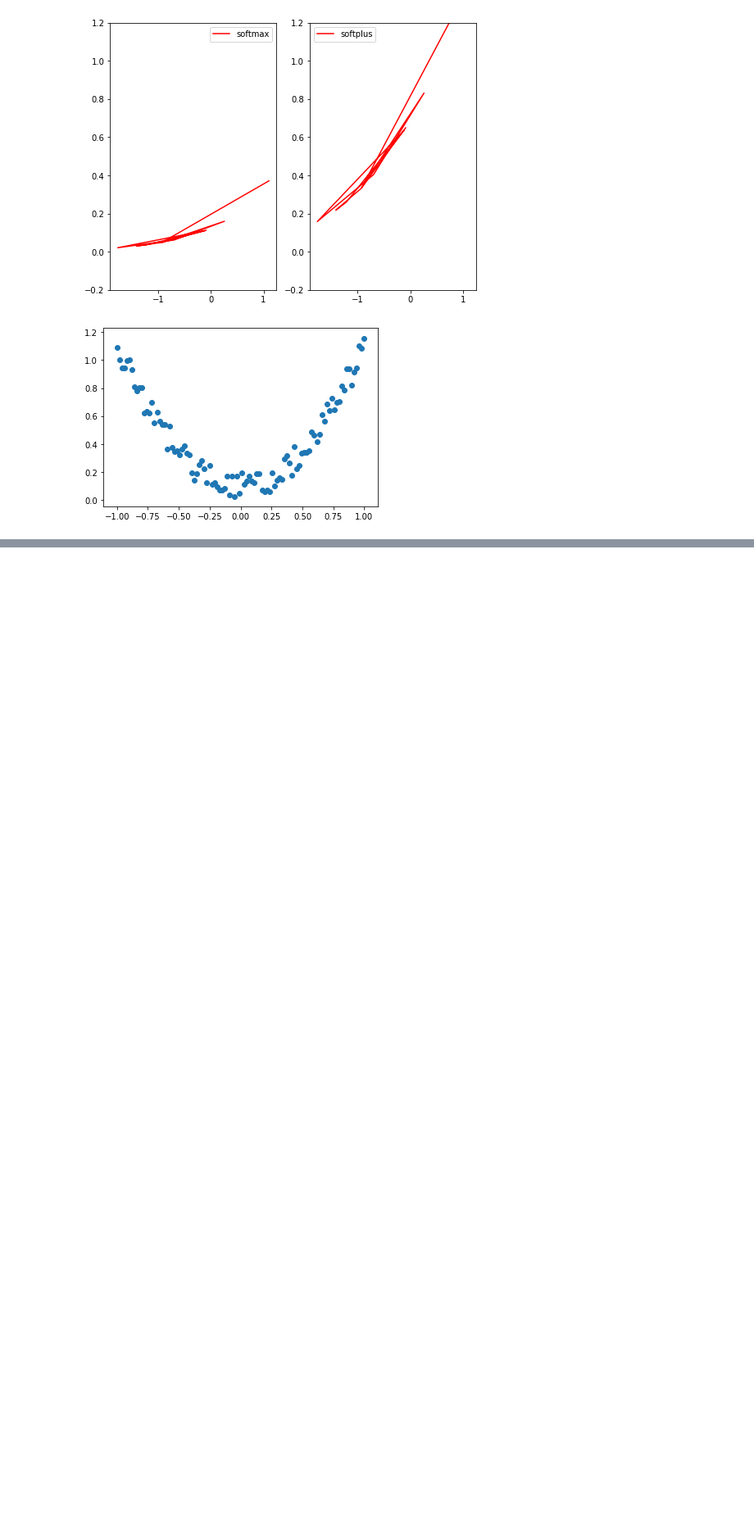
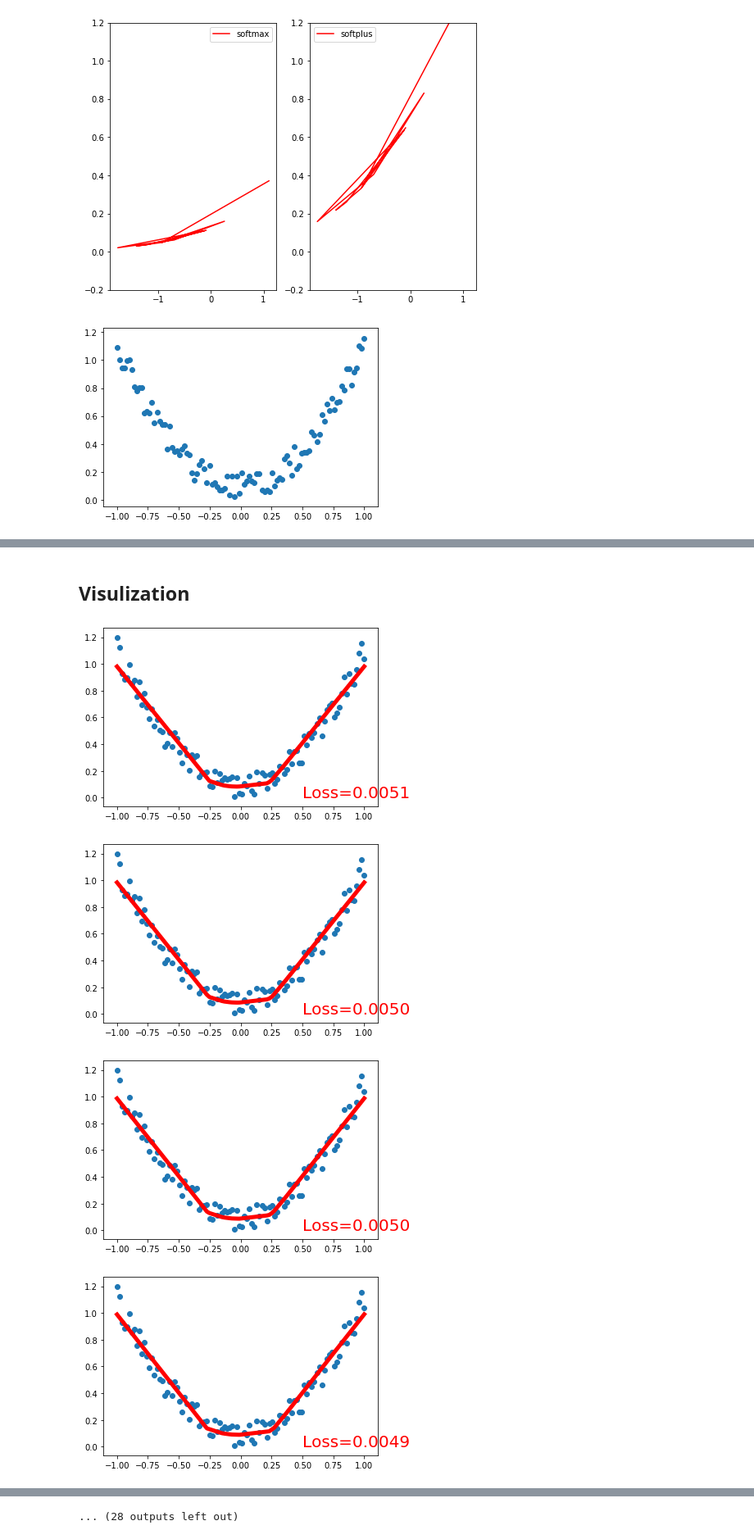
Before and after one commit to sssEos/PyTorch, a Jupyter notebook: pytorch.ipynb, the cells around one changed output, grey strips where cells are left out. Shown at 82% size. Saved outputs shown, nothing was run; the diff lists cells and outputs as text; code cells hidden in the pictures; blank space fills up the shorter version.

```diff
--- a/pytorch.ipynb
+++ b/pytorch.ipynb
@@ -263,0 +389,27 @@ plt.show()
+# %% [markdown]
+## Visulization
+# %%
+import matplotlib.pyplot as plt
+
+plt.ion()
+plt.show()
+
+for t in range(200):
+    prediction=net(x)
+    loss=loss_func(prediction,y)
+
+    optimizer.zero_grad()
+    loss.backward()
+    optimizer.step()
+
+    if t%5==0:
+        plt.cla()
+        plt.scatter(x.data.numpy(),y.data.numpy())
+        plt.plot(x.data.numpy(),prediction.data.numpy(),'r-',lw=5)
+        plt.text(0.5,0,'Loss=%.4f'%loss.data.numpy(),fontdict={'size':20,'color':'red'})
+        plt.pause(0.1)
+# %% [output]
+[figure, added]
+[figure, added]
+[figure, added]
+[figure, added]
@@ -263,0 +424 @@ plt.show()
+... (28 outputs left out)
```
Also changed, not shown: parts of 48 cells of this notebook.
